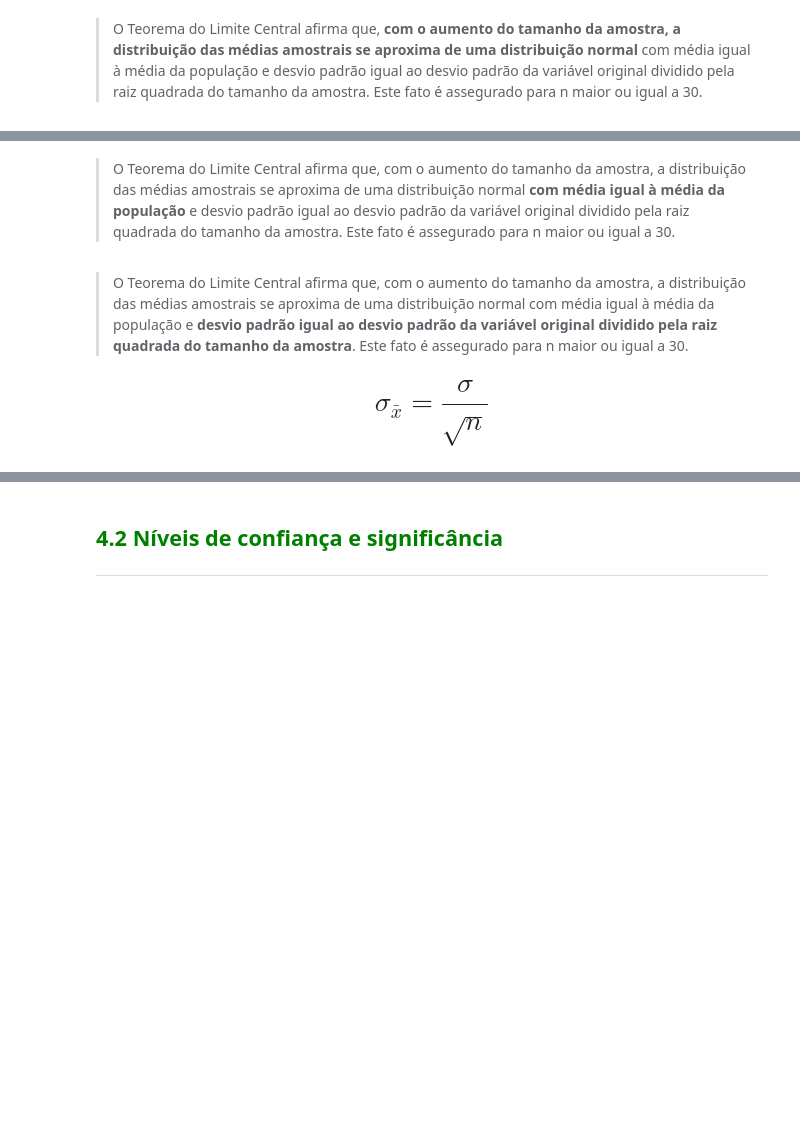
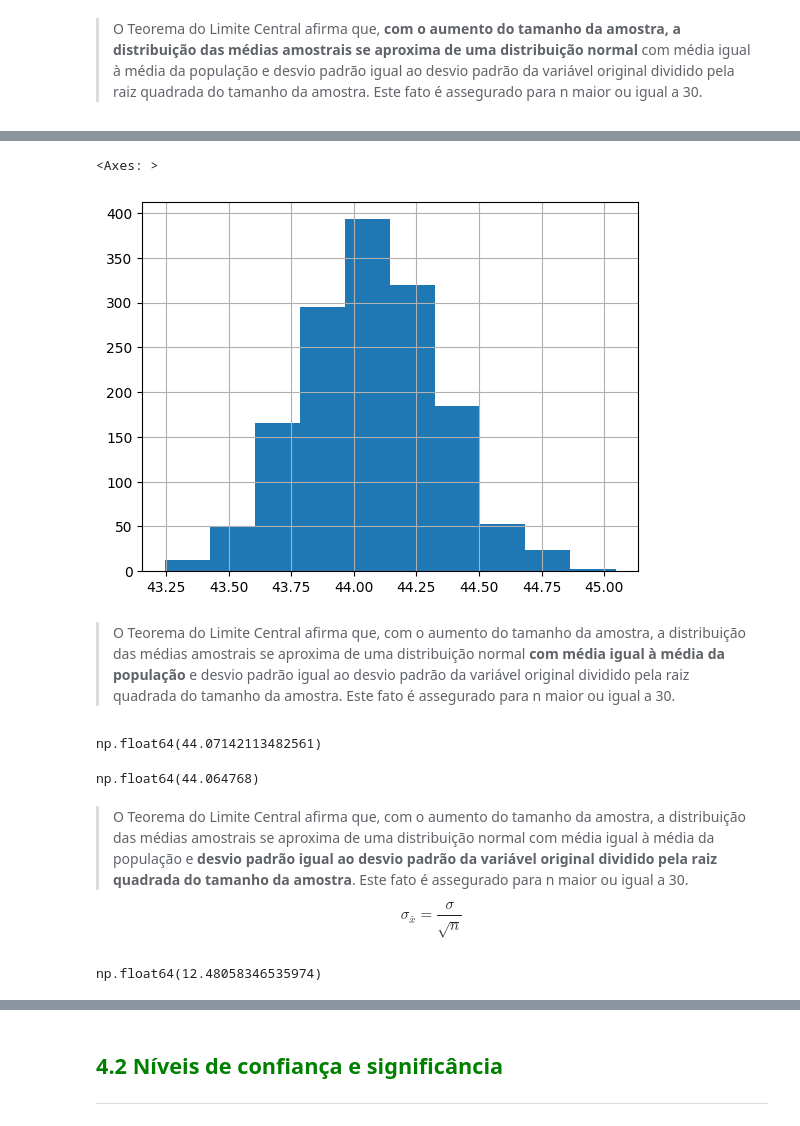
Before and after one commit to lemaldonadogm/Courses, a Jupyter notebook: Statistics/Parte 2 - Probabilidade e Amostragem/Curso_de_Estatística_Parte_2.ipynb, the cells around one changed output, grey strips where cells are left out. Drawn from its saved outputs; the diff is of its cells as text; code cells hidden in the pictures; blank space fills up the shorter version.

```diff
--- a/Statistics/Parte 2 - Probabilidade e Amostragem/Curso_de_Estatística_Parte_2.ipynb
+++ b/Statistics/Parte 2 - Probabilidade e Amostragem/Curso_de_Estatística_Parte_2.ipynb
@@ -992,3 +994,12 @@ Suponha que os pesos dos sacos de arroz de uma indústria alimentícia se distri
 O desvio padrão das médias amostrais é conhecido como **erro padrão da média**
 # %% [markdown]
 ### Entendendo o Teorema do Limite Central
+# %%
+## Vou fazer amostras de 2000 valores cada, mas vou fazer 1500 amostras
+n = 2000
+total_de_amostras = 1500
+# %%
+## Crio um dataframe vazio
+
+amostras = pd.DataFrame()
+amostras
@@ -994,0 +1008,7 @@ O desvio padrão das médias amostrais é conhecido como **erro padrão da médi
+# %%
+for i in range (0, total_de_amostras):
+    _ = dados.Idade.sample(n)    ## Crio uma lista com minha amostra aleatória de 2000 elementos
+    _.index = range (0, len(_))  ## Reseto o index dela para não vir com index original do dataframe
+    amostras['Amostra' + str(i)] = _   ## Crio uma coluna para cada amostra que eu fiz, até 1500
+
+amostras
@@ -997,6 +1046,28 @@ O desvio padrão das médias amostrais é conhecido como **erro padrão da médi
+# %%
+amostras.mean().hist()
+# %% [output]
+<Axes: >
+[figure, added]
 # %% [markdown]
 > O Teorema do Limite Central afirma que, com o aumento do tamanho da amostra, a distribuição das médias amostrais se aproxima de uma distribuição normal **com média igual à média da população** e desvio padrão igual ao desvio padrão da variável original dividido pela raiz quadrada do tamanho da amostra. Este fato é assegurado para n maior ou igual a 30.
+# %%
+média_populacao = dados.Idade.mean()
+média_populacao
+# %% [output]
+np.float64(44.07142113482561)
+# %%
+média_amostras = amostras.mean().mean()
+média_amostras
+# %% [output]
+np.float64(44.064768)
 # %% [markdown]
 > O Teorema do Limite Central afirma que, com o aumento do tamanho da amostra, a distribuição das médias amostrais se aproxima de uma distribuição normal com média igual à média da população e **desvio padrão igual ao desvio padrão da variável original dividido pela raiz quadrada do tamanho da amostra**. Este fato é assegurado para n maior ou igual a 30.
 
-# $$\sigma_\bar{x} = \frac{\sigma}{\sqrt{n}}$$
+$$
+\sigma_{\bar{x}} = \frac{\sigma}{\sqrt{n}}
+$$
+# %%
+desvio_padrao_pop = dados.Idade.std()
+desvio_padrao_pop
+# %% [output]
+np.float64(12.48058346535974)
```
Also changed, not shown: parts of 24 cells of this notebook.
